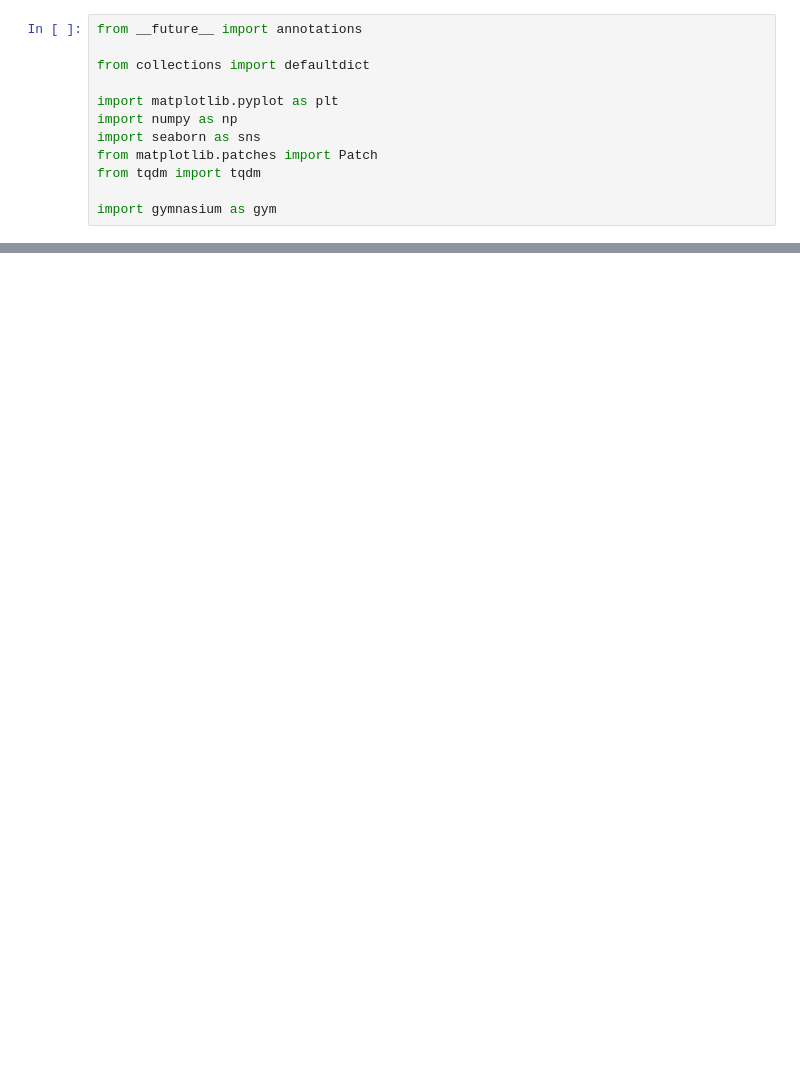
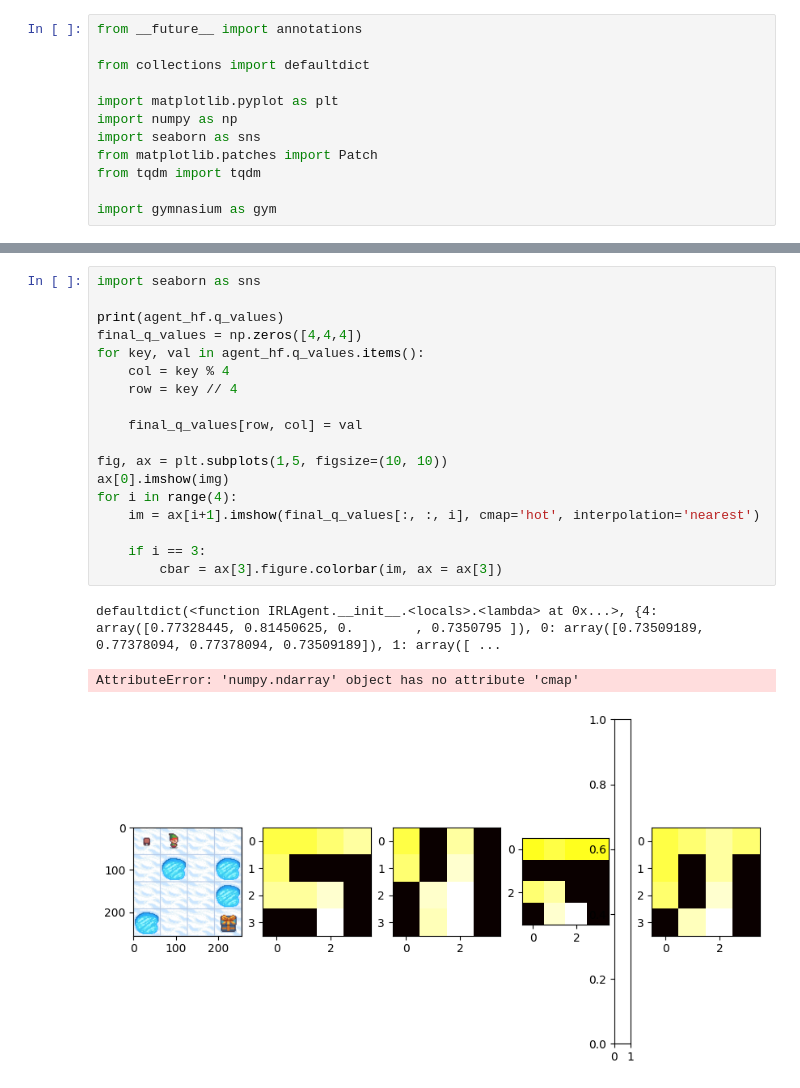
Before and after one commit to LiyouZhou/MScRAS_AR, a Jupyter notebook: assessment-1/rlhf.ipynb, the cells around one changed output, grey strips where cells are left out. Drawn from its saved outputs; the diff is of its cells as text; blank space fills up the shorter version.

```diff
--- a/assessment-1/rlhf.ipynb
+++ b/assessment-1/rlhf.ipynb
@@ -164,0 +318,22 @@ agent = TaxiAgent(
+# %%
+import seaborn as sns
+
+print(agent_hf.q_values)
+final_q_values = np.zeros([4,4,4])
+for key, val in agent_hf.q_values.items():
+    col = key % 4
+    row = key // 4
+
+    final_q_values[row, col] = val
+
+fig, ax = plt.subplots(1,5, figsize=(10, 10))
+ax[0].imshow(img)
+for i in range(4):
+    im = ax[i+1].imshow(final_q_values[:, :, i], cmap='hot', interpolation='nearest')
+
+    if i == 3:
+        cbar = ax[3].figure.colorbar(im, ax = ax[3])
+# %% [output]
+defaultdict(<function IRLAgent.__init__.<locals>.<lambda> at 0x...>, {4: array([0.77328445, 0.81450625, 0.        , 0.7350795 ]), 0: array([0.73509189, 0.77378094, 0.77378094, 0.73509189]), 1: array([ ...
+AttributeError: 'numpy.ndarray' object has no attribute 'cmap'
+[figure, added]
```
Also changed, not shown: parts of 15 cells of this notebook.
